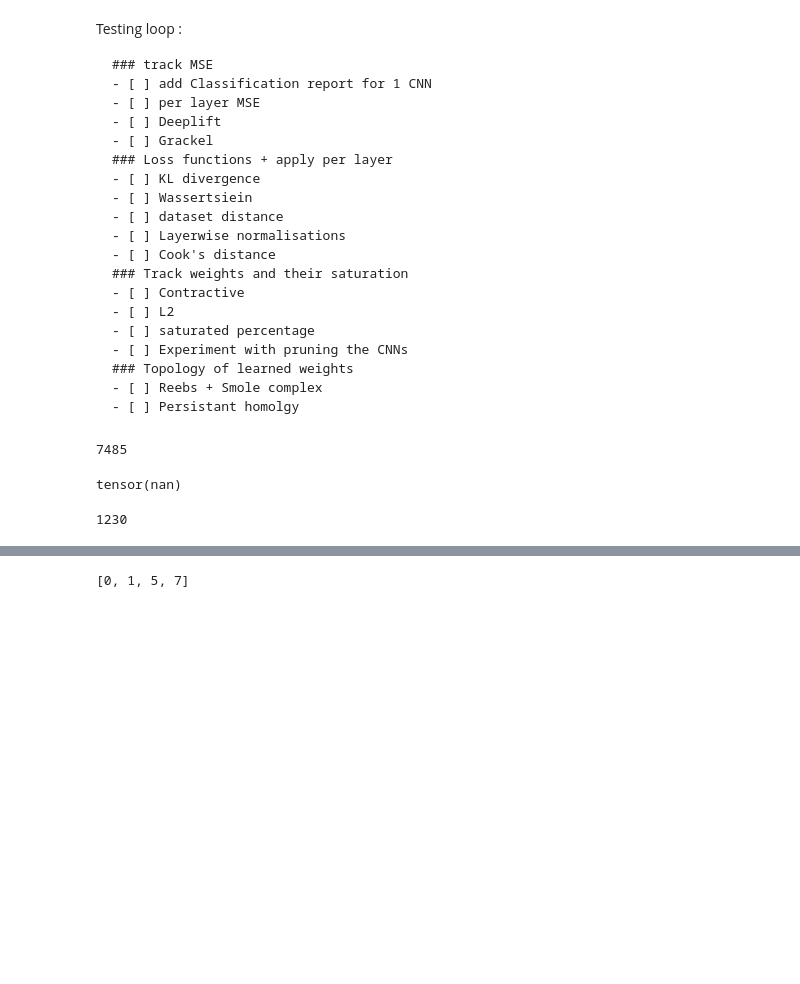
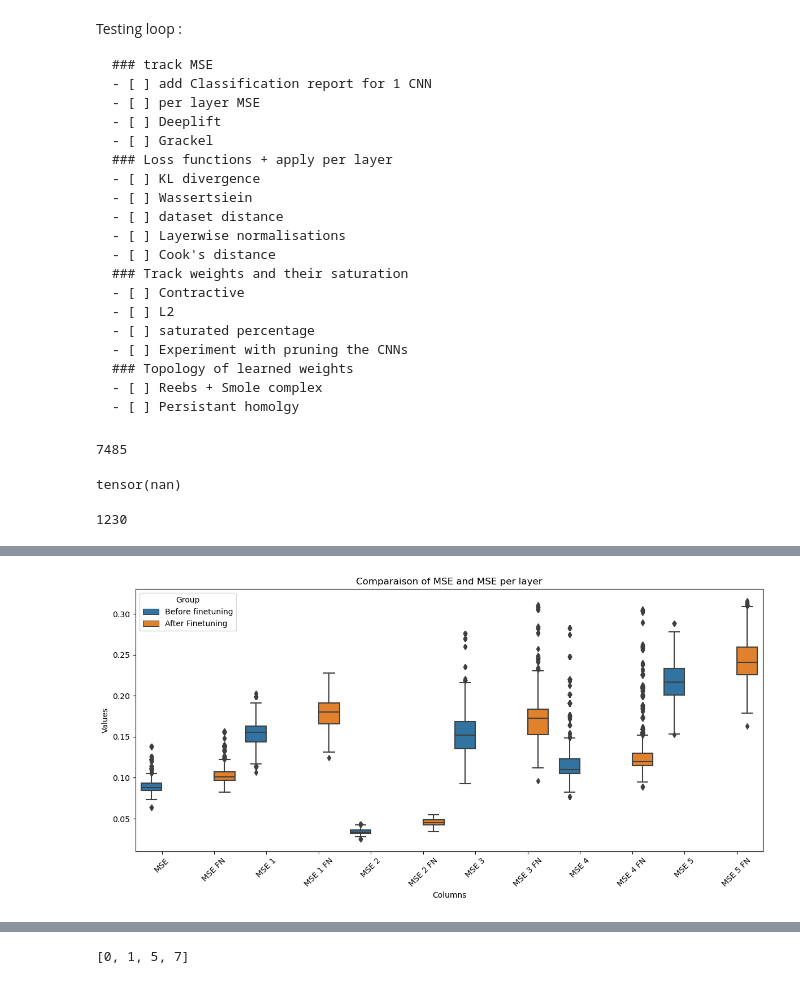
Before and after one commit to AymenTlili131/Federated-Continual-learning-, a Jupyter notebook: New/MSE.ipynb, the cells around one changed output, grey strips where cells are left out. Cells and saved outputs as stored; diff of their text form; code cells hidden in the pictures; blank space fills up the shorter version.

```diff
--- a/New/MSE.ipynb
+++ b/New/MSE.ipynb
@@ -1534,0 +2429,33 @@ plt.show()
+# %%
+# Define groups of columns
+#df= pd.DataFrame(columns=Cols[7394:])
+group1_columns = ["MSE","MSE 1","MSE 2","MSE 3","MSE 4","MSE 5"]
+group2_columns = ["MSE FN","MSE 1 FN","MSE 2 FN","MSE 3 FN","MSE 4 FN","MSE 5 FN"]
+
+# Create a long-format DataFrame for seaborn
+group1_melted = results[group1_columns].melt(var_name='Columns', value_name='Values')
+group1_melted['Group'] = 'Before finetuning'
+
+group2_melted = results[group2_columns].melt(var_name='Columns', value_name='Values')
+group2_melted['Group'] = 'After Finetuning'
+
+
+# Combine the data
+melted_df = pd.concat([group1_melted, group2_melted])
+
+# Create a custom order for columns to interleave the groups
+custom_order=[]
+for i in range(6):
+    custom_order.append(group1_columns[i])
+    custom_order.append(group2_columns[i])
+melted_df['Columns'] = pd.Categorical(melted_df['Columns'], categories=custom_order, ordered=True)
+
+# Plotting the boxplot
+plt.figure(figsize=(12, 6))
+sns.boxplot(x='Columns', y='Values', hue='Group', data=melted_df)
+plt.title('Comparaison of MSE and MSE per layer')
+plt.xticks(rotation=45)
+plt.tight_layout()
+plt.show()
+# %% [output]
+[figure, added]
```
Also changed, not shown: parts of 68 cells of this notebook, 24 other files.
